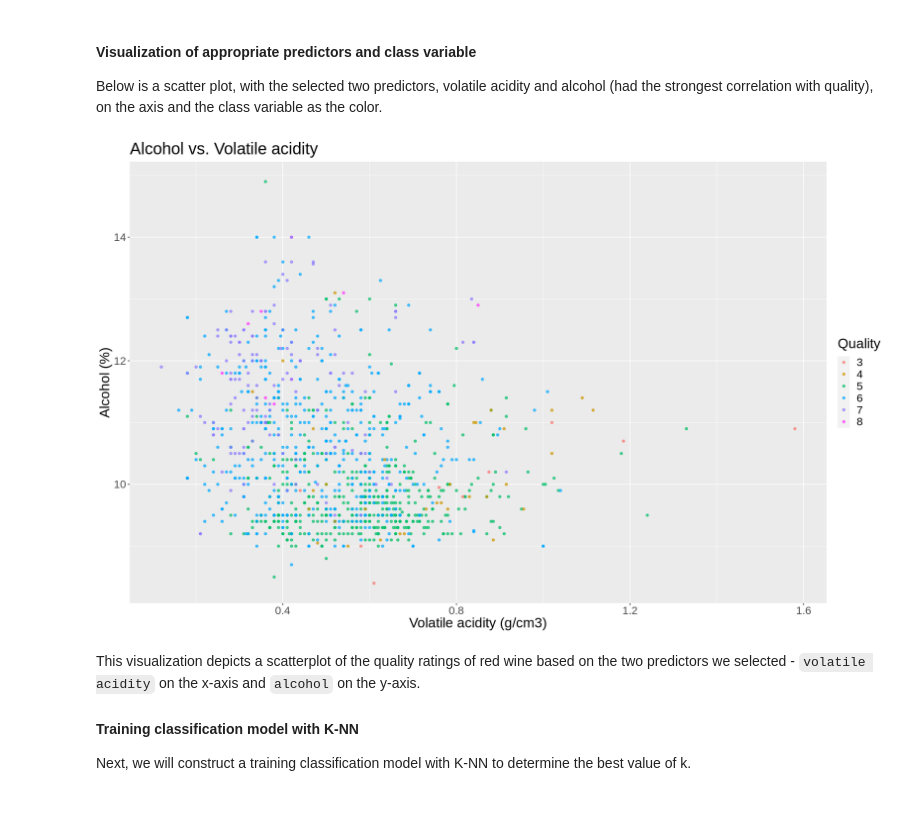
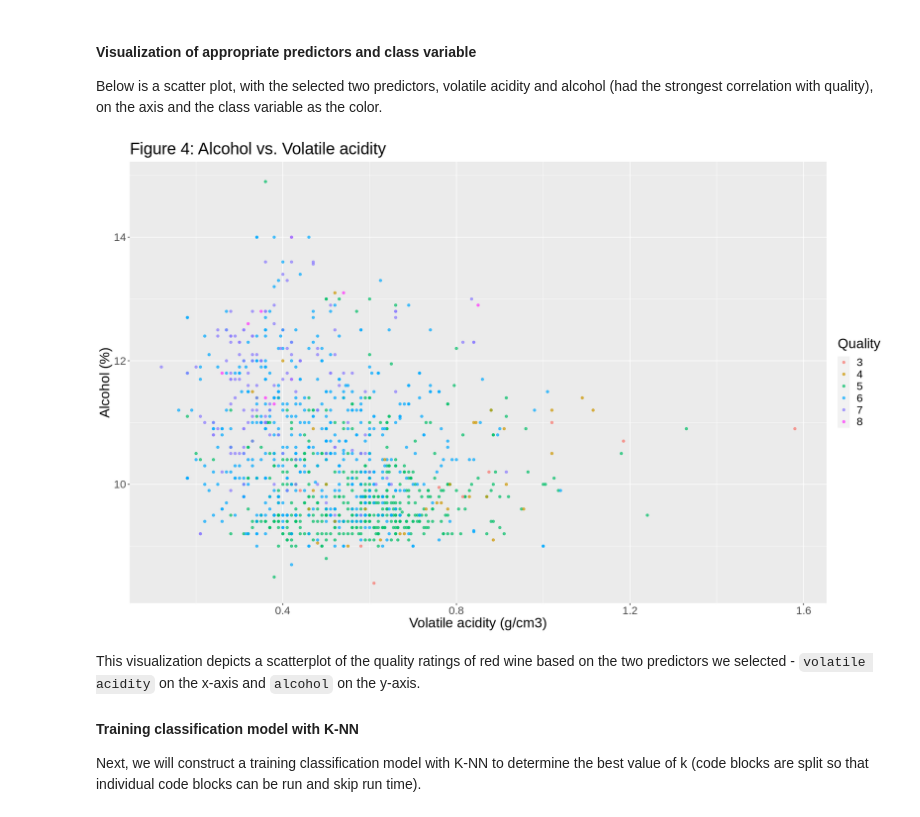
Before and after one commit to j-ackyao/Group-62-project, a Jupyter notebook: group_project_report.ipynb, the cells around one changed output. Cells and saved outputs as stored; diff of their text form; code cells hidden in the pictures.

```diff
--- a/group_project_report.ipynb
+++ b/group_project_report.ipynb
@@ -332,21 +330,21 @@ Below is a scatter plot, with the selected two predictors, volatile acidity and
 # %%
 options(repr.plot.width = 16, repr.plot.height = 10)
 
 red_scatter <- ggplot(red_training_data, aes(x = volatile_acidity, y = alcohol, color = quality)) +
     geom_point(alpha = 0.7) +
-    ggtitle("Alcohol vs. Volatile acidity") +
+    ggtitle("Figure 4: Alcohol vs. Volatile acidity") +
     labs(x = "Volatile acidity (g/cm3)", y = "Alcohol (%)", color = "Quality") +
     theme(text = element_text(size = 20)) +
     # use customized palette
     scale_color_manual(values = COLOR_PALETTE)
 
 red_scatter
 # %% [output]
-[figure, old version]
+[figure, new version]
 # %% [markdown]
 This visualization depicts a scatterplot of the quality ratings of red wine based on the two predictors we selected - `volatile acidity` on the x-axis and `alcohol` on the y-axis.
 
 
 
 #### Training classification model with K-NN
-Next, we will construct a training classification model with K-NN to determine the best value of k.
+Next, we will construct a training classification model with K-NN to determine the best value of k (code blocks are split so that individual code blocks can be run and skip run time).
```
Also changed, not shown: parts of 15 cells of this notebook.
